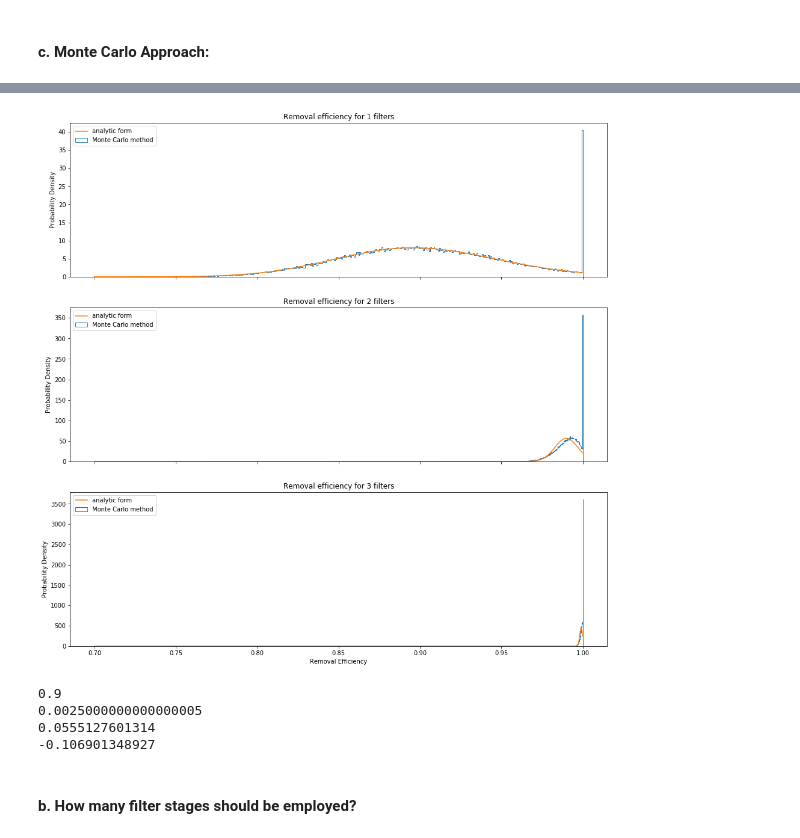
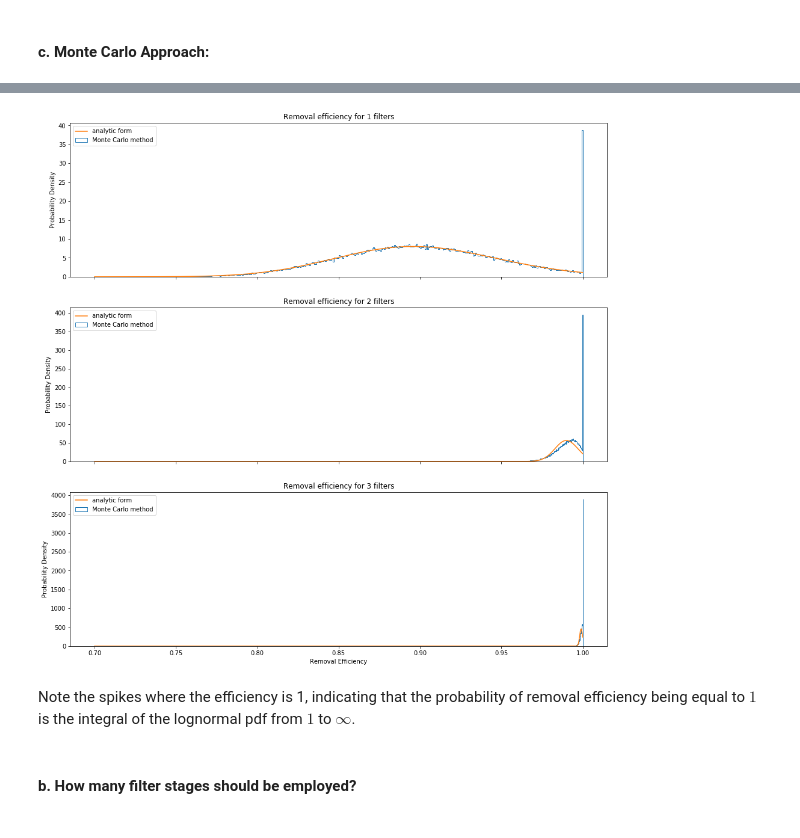
Before and after one commit to klarrieu/ECI249, a Jupyter notebook: HW3.ipynb, the cells around one changed output, grey strips where cells are left out. Saved outputs shown, nothing was run; the diff lists cells and outputs as text; code cells hidden in the pictures.

```diff
--- a/HW3.ipynb
+++ b/HW3.ipynb
@@ -177,50 +179,37 @@ class Filtration:
         ticks = map(int, ax.get_yticks()*10**(-3))
         ax.set_yticklabels(ticks)
         ax.set_xlim(0, num_filters)
         plt.grid()
         plt.show()
 
     def mc_eff(self, num_filters):
         fig, ax = plt.subplots(num_filters, 1, figsize=(16, 16), sharex=True)
         for n in range(num_filters):
             es = []
             for run in range(self.sample_size):
                 run_eff = self.get_eff(n+1)
                 es.append(run_eff)
-            ax[n].hist(es, bins=400, normed=True, histtype='step', label='Monte Carlo method')
+            ax[n].hist(es, bins=400, density=True, histtype='step', label='Monte Carlo method')
             x = np.linspace(0.7, 1, 1000)
             mean_n = 1-0.1**(n+1)
             var_n = (n+1)*1.0/4 * (0.1)**(2*(n+1))
             sigma_en = np.sqrt(np.log(var_n*1.0/mean_n**2 + 1))
             mu_en = np.log(1-0.1**(n+1)) - sigma_en**2*1.0/2
             ax[n].plot(x, stats.lognorm.pdf(x, s=sigma_en, scale=np.exp(mu_en)), label='analytic form')
             ax[n].set_ylabel('Probability Density')
             ax[n].set_title('Removal efficiency for %i filters' % (n+1))
             ax[n].legend(loc=2)
             #ax[n].grid()
         ax[num_filters-1].set_xlabel('Removal Efficiency')
         plt.show()
 
 
 filt = Filtration()
 filt.mc_eff(3)
 # %% [output]
-[figure, old version]
+[figure, new version]
-# %%
-n = 0
-mean_n = 1-0.1**(n+1)
-var_n = (n+1)*1.0/4 * (0.1)**(2*(n+1))
-sigma_en = np.sqrt(np.log(var_n*1.0/mean_n**2 + 1))
-mu_en = np.log(1-0.1**(n+1)) - sigma_en**2*1.0/2
-print(mean_n)
-print(var_n)
-print(sigma_en)
-print(mu_en)
-# %% [output]
-0.9
-0.0025000000000000005
-0.0555127601314
--0.106901348927
+# %% [markdown]
+Note the spikes where the efficiency is 1, indicating that the probability of removal efficiency being equal to $1$ is the integral of the lognormal pdf from $1$ to $\infty$.
 # %% [markdown]
 #### b. How many filter stages should be employed?
 # %%
```
Also changed, not shown: parts of 4 cells of this notebook.
